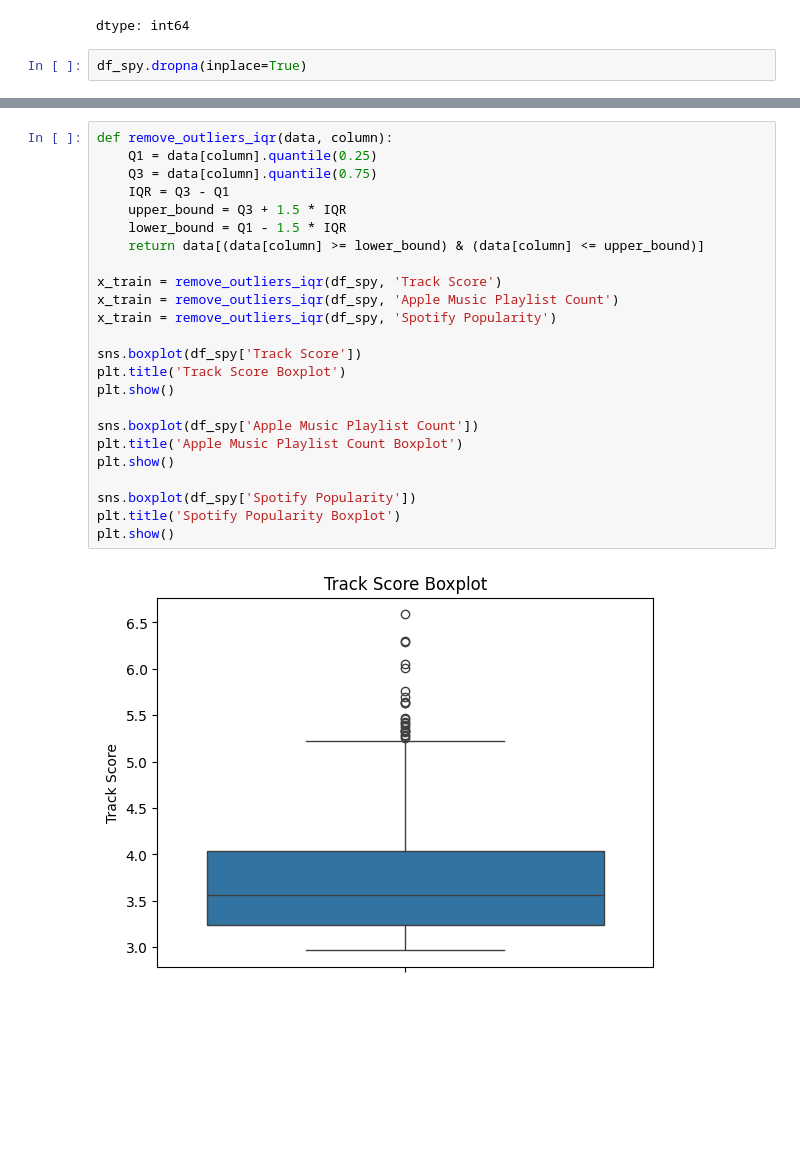
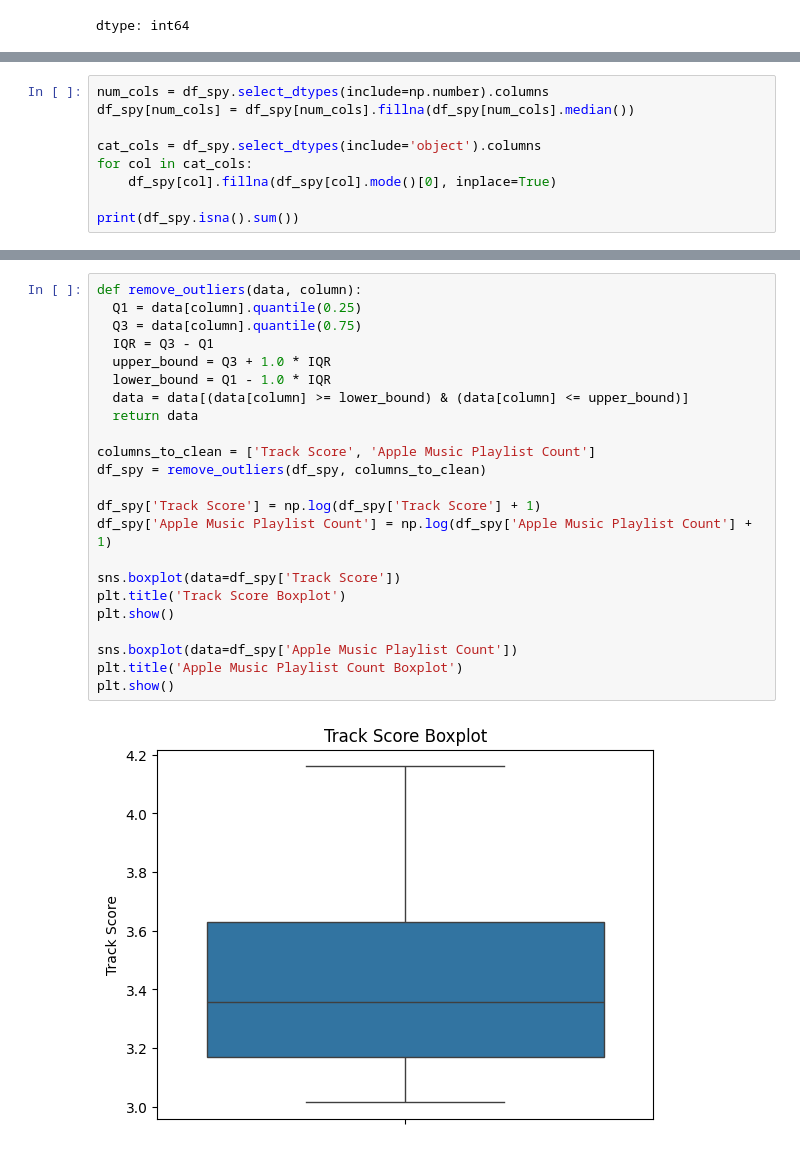
Before and after one commit to Kidar12/GDGoC_ML_Assignment-2, a Jupyter notebook: Dataset_SPY.ipynb, the cells around one changed output, grey strips where cells are left out. Cells and saved outputs as stored; diff of their text form; blank space fills up the shorter version.

```diff
--- a/Dataset_SPY.ipynb
+++ b/Dataset_SPY.ipynb
@@ -107,5 +101,3 @@ df_spy.isna().sum()
 | Shazam Counts | 510 |
 | Explicit Track | 0 |
 dtype: int64
-# %%
-df_spy.dropna(inplace=True)
@@ -132,0 +104,9 @@ dtype: int64
+# %%
+num_cols = df_spy.select_dtypes(include=np.number).columns
+df_spy[num_cols] = df_spy[num_cols].fillna(df_spy[num_cols].median())
+
+cat_cols = df_spy.select_dtypes(include='object').columns
+for col in cat_cols:
+    df_spy[col].fillna(df_spy[col].mode()[0], inplace=True)
+
+print(df_spy.isna().sum())
@@ -204,26 +169,25 @@ plt.show()
 # %%
-def remove_outliers_iqr(data, column):
-    Q1 = data[column].quantile(0.25)
-    Q3 = data[column].quantile(0.75)
-    IQR = Q3 - Q1
-    upper_bound = Q3 + 1.5 * IQR
-    lower_bound = Q1 - 1.5 * IQR
-    return data[(data[column] >= lower_bound) & (data[column] <= upper_bound)]
+def remove_outliers(data, column):
+  Q1 = data[column].quantile(0.25)
+  Q3 = data[column].quantile(0.75)
+  IQR = Q3 - Q1
+  upper_bound = Q3 + 1.0 * IQR
+  lower_bound = Q1 - 1.0 * IQR
+  data = data[(data[column] >= lower_bound) & (data[column] <= upper_bound)]
+  return data
 
-x_train = remove_outliers_iqr(df_spy, 'Track Score')
-x_train = remove_outliers_iqr(df_spy, 'Apple Music Playlist Count')
-x_train = remove_outliers_iqr(df_spy, 'Spotify Popularity')
+columns_to_clean = ['Track Score', 'Apple Music Playlist Count']
+df_spy = remove_outliers(df_spy, columns_to_clean)
 
-sns.boxplot(df_spy['Track Score'])
+df_spy['Track Score'] = np.log(df_spy['Track Score'] + 1)
+df_spy['Apple Music Playlist Count'] = np.log(df_spy['Apple Music Playlist Count'] + 1)
+
+sns.boxplot(data=df_spy['Track Score'])
 plt.title('Track Score Boxplot')
 plt.show()
 
-sns.boxplot(df_spy['Apple Music Playlist Count'])
+sns.boxplot(data=df_spy['Apple Music Playlist Count'])
 plt.title('Apple Music Playlist Count Boxplot')
 plt.show()
-
-sns.boxplot(df_spy['Spotify Popularity'])
-plt.title('Spotify Popularity Boxplot')
-plt.show()
 # %% [output]
-[figure, old version]
+[figure, new version]
```
Also changed, not shown: parts of 16 cells of this notebook.
